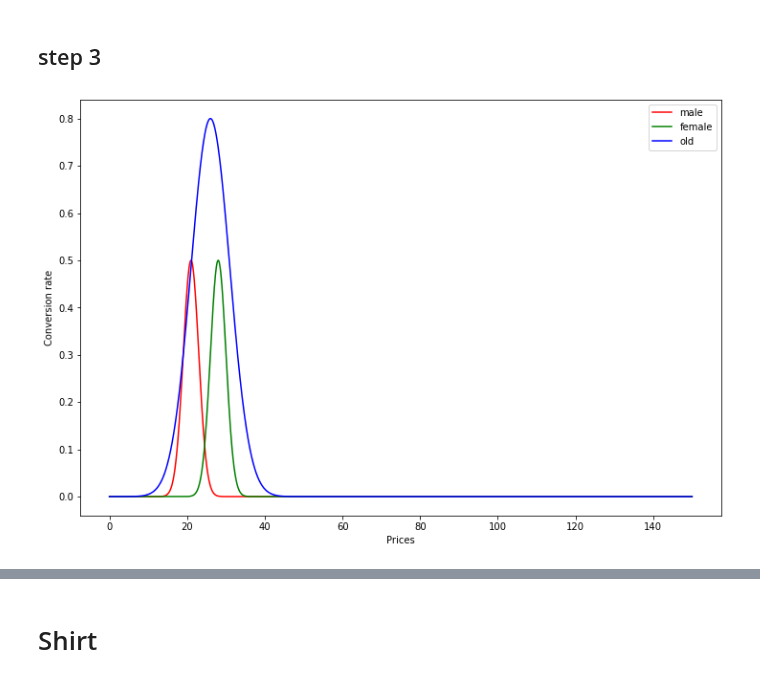
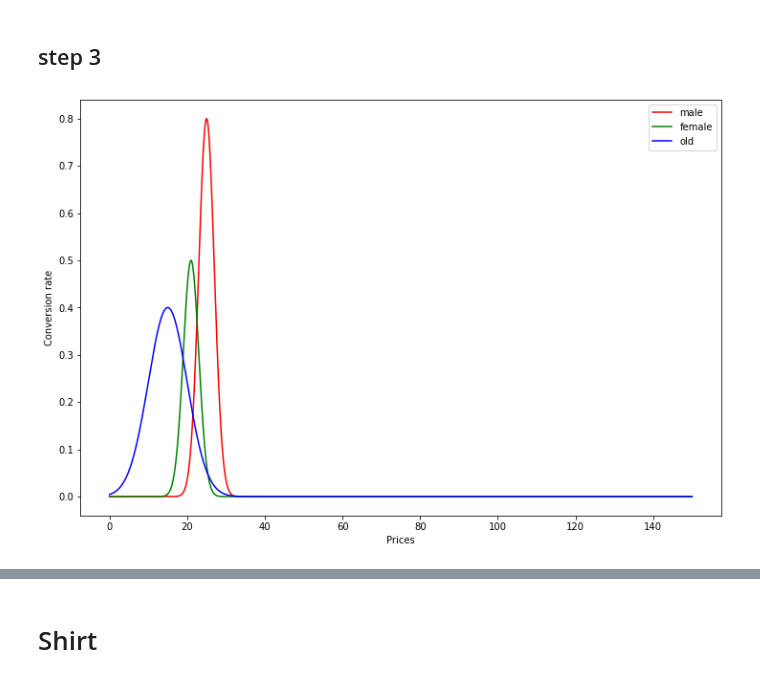
Before and after one commit to VladMarianCimpeanu/OLA_project, a Jupyter notebook: customers_parameters.ipynb, the cells around one changed output, grey strips where cells are left out. Drawn from its saved outputs; the diff is of its cells as text; code cells hidden in the pictures.

```diff
--- a/customers_parameters.ipynb
+++ b/customers_parameters.ipynb
@@ -874,25 +874,25 @@ print(c12_p4, c22_p4, c32_p4)
 # %% [markdown]
 ## step 3
 # %%
-mu_43 = [21, 28 ,26]
+mu_43 = [25, 21 ,15]
 sigma_43 = [2, 2, 5]
-scale_43 = [0.5, 0.5, 0.8]
+scale_43 = [0.8, 0.5, 0.4]
 cv_43 = []
 cv_43.append(cv_curve(mu_43[0], sigma_43[0], prices, scale_43[0]))
 cv_43.append(cv_curve(mu_43[1], sigma_43[1], prices, scale_43[1]))
 cv_43.append(cv_curve(mu_43[2], sigma_43[2], prices, scale_43[2]))
 cv_43
 
 plt.figure(figsize=(12,8))
 plt.plot(prices, cv_43[0], color="red", label="male")
 plt.plot(prices, cv_43[1], color="green", label="female")
 plt.plot(prices, cv_43[2], color="blue", label="old")
 plt.xlabel("Prices")
 plt.ylabel("Conversion rate")
 plt.legend()
 plt.show()
 # %% [output]
-[figure, old version]
+[figure, new version]
 # %%
 expected_margin_43 = 0
 for i in range(classes):
```
Also changed, not shown: parts of 27 cells of this notebook, 5 other files.
